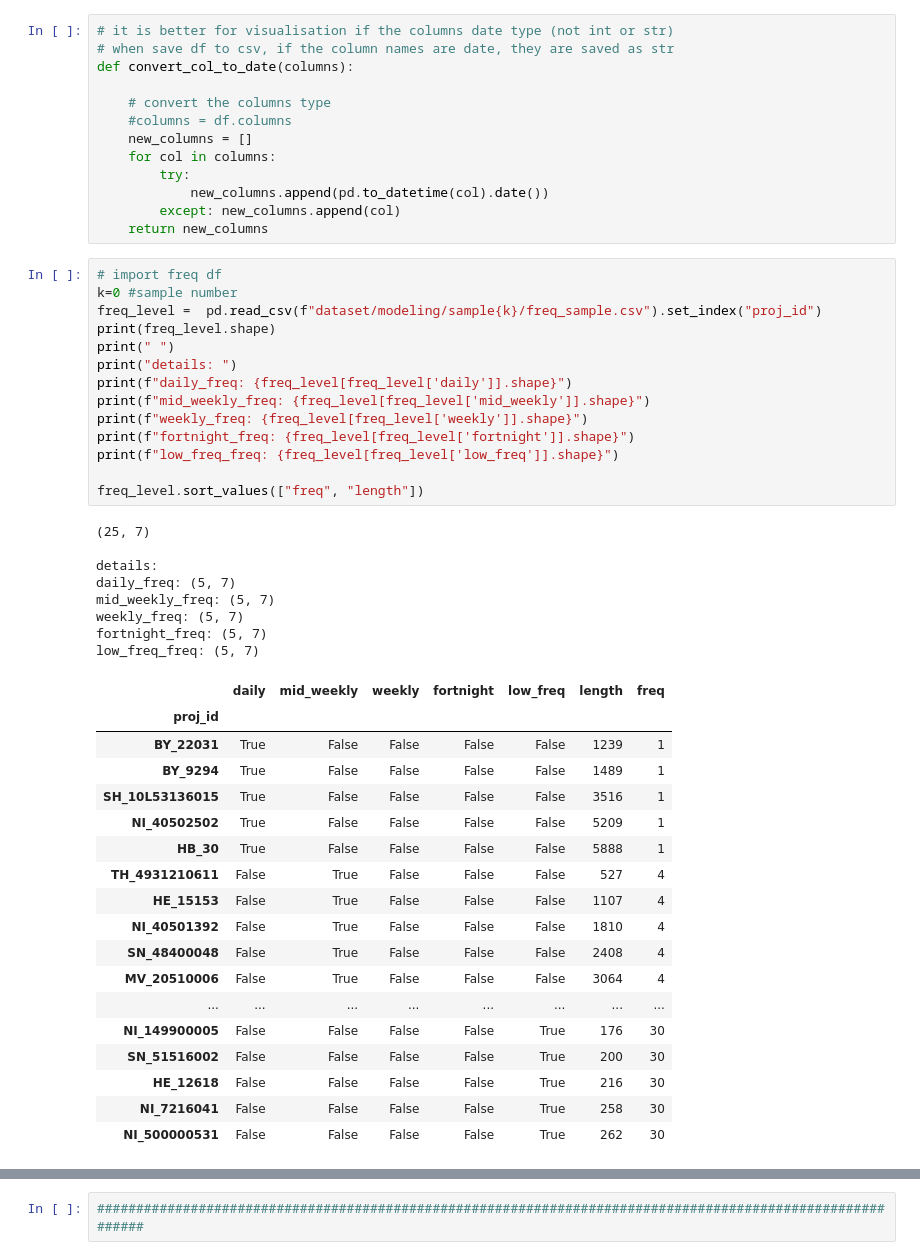
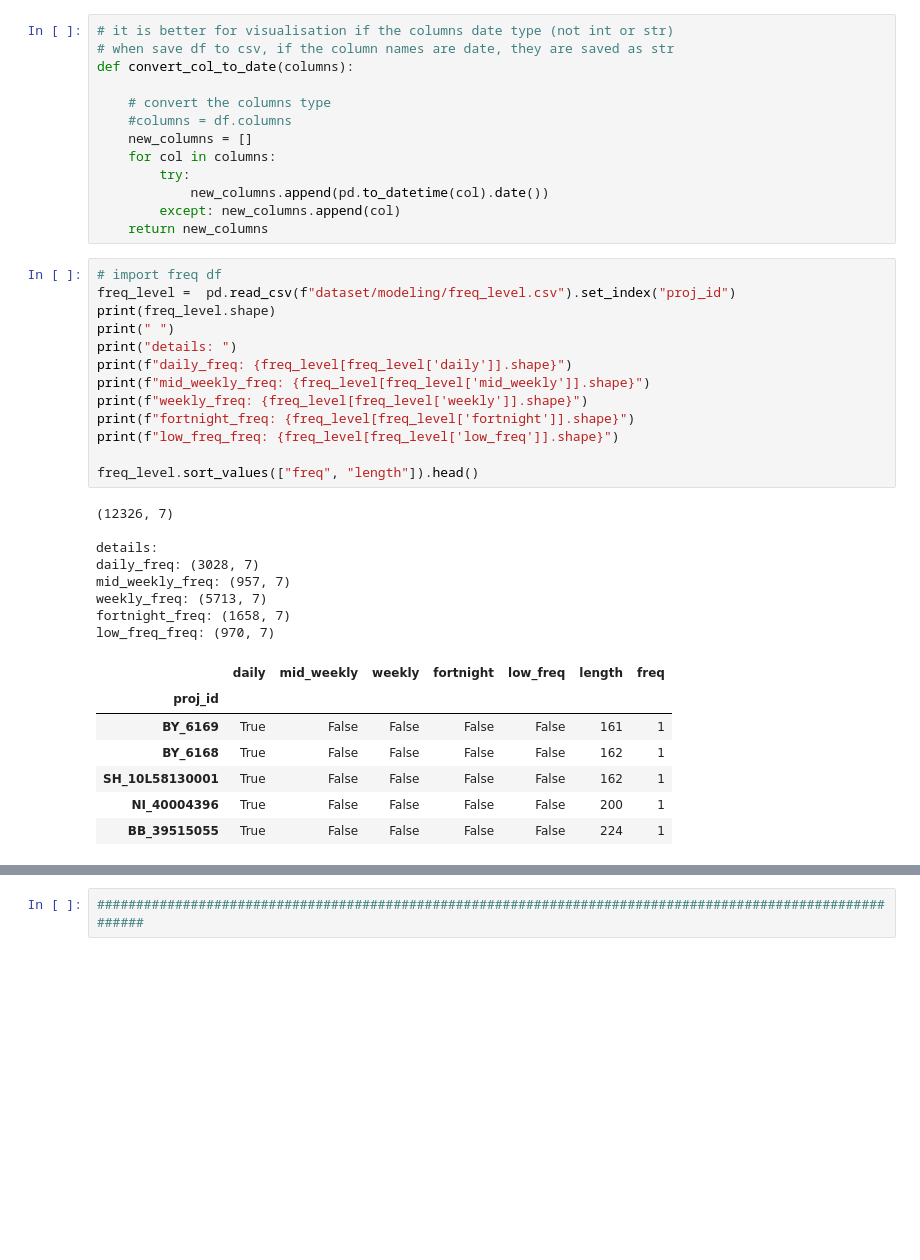
Before and after one commit to basem-AI/BGR_outlier_detection, a Jupyter notebook: outlier_detection-general.ipynb, the cells around one changed output, grey strips where cells are left out. Cells and saved outputs as stored; diff of their text form; blank space fills up the shorter version.

```diff
--- a/outlier_detection-general.ipynb
+++ b/outlier_detection-general.ipynb
@@ -35,44 +35,32 @@ def convert_col_to_date(columns):
     return new_columns
 # %%
 # import freq df
-k=0 #sample number
-freq_level =  pd.read_csv(f"dataset/modeling/sample{k}/freq_sample.csv").set_index("proj_id")
+freq_level =  pd.read_csv(f"dataset/modeling/freq_level.csv").set_index("proj_id")
 print(freq_level.shape)
 print(" ")
 print("details: ")
 print(f"daily_freq: {freq_level[freq_level['daily']].shape}")
 print(f"mid_weekly_freq: {freq_level[freq_level['mid_weekly']].shape}")
 print(f"weekly_freq: {freq_level[freq_level['weekly']].shape}")
 print(f"fortnight_freq: {freq_level[freq_level['fortnight']].shape}")
 print(f"low_freq_freq: {freq_level[freq_level['low_freq']].shape}")
 
-freq_level.sort_values(["freq", "length"])
+freq_level.sort_values(["freq", "length"]).head()
 # %% [output]
-(25, 7)
+(12326, 7)
 
 details:
-daily_freq: (5, 7)
-mid_weekly_freq: (5, 7)
-weekly_freq: (5, 7)
-fortnight_freq: (5, 7)
-low_freq_freq: (5, 7)
+daily_freq: (3028, 7)
+mid_weekly_freq: (957, 7)
+weekly_freq: (5713, 7)
+fortnight_freq: (1658, 7)
+low_freq_freq: (970, 7)
 |  | daily | mid_weekly | weekly | fortnight | low_freq | length | freq |
 | proj_id |  |  |  |  |  |  |  |
-| BY_22031 | True | False | False | False | False | 1239 | 1 |
-| BY_9294 | True | False | False | False | False | 1489 | 1 |
-| SH_10L53136015 | True | False | False | False | False | 3516 | 1 |
-| NI_40502502 | True | False | False | False | False | 5209 | 1 |
-| HB_30 | True | False | False | False | False | 5888 | 1 |
-| TH_4931210611 | False | True | False | False | False | 527 | 4 |
-| HE_15153 | False | True | False | False | False | 1107 | 4 |
-| NI_40501392 | False | True | False | False | False | 1810 | 4 |
-| SN_48400048 | False | True | False | False | False | 2408 | 4 |
-| MV_20510006 | False | True | False | False | False | 3064 | 4 |
-| ... | ... | ... | ... | ... | ... | ... | ... |
-| NI_149900005 | False | False | False | False | True | 176 | 30 |
-| SN_51516002 | False | False | False | False | True | 200 | 30 |
-| HE_12618 | False | False | False | False | True | 216 | 30 |
-| NI_7216041 | False | False | False | False | True | 258 | 30 |
-| NI_500000531 | False | False | False | False | True | 262 | 30 |
+| BY_6169 | True | False | False | False | False | 161 | 1 |
+| BY_6168 | True | False | False | False | False | 162 | 1 |
+| SH_10L58130001 | True | False | False | False | False | 162 | 1 |
+| NI_40004396 | True | False | False | False | False | 200 | 1 |
+| BB_39515055 | True | False | False | False | False | 224 | 1 |
 # %%
 # import t s and convert into date type
```
Also changed, not shown: parts of 27 cells of this notebook, 4 other files.
